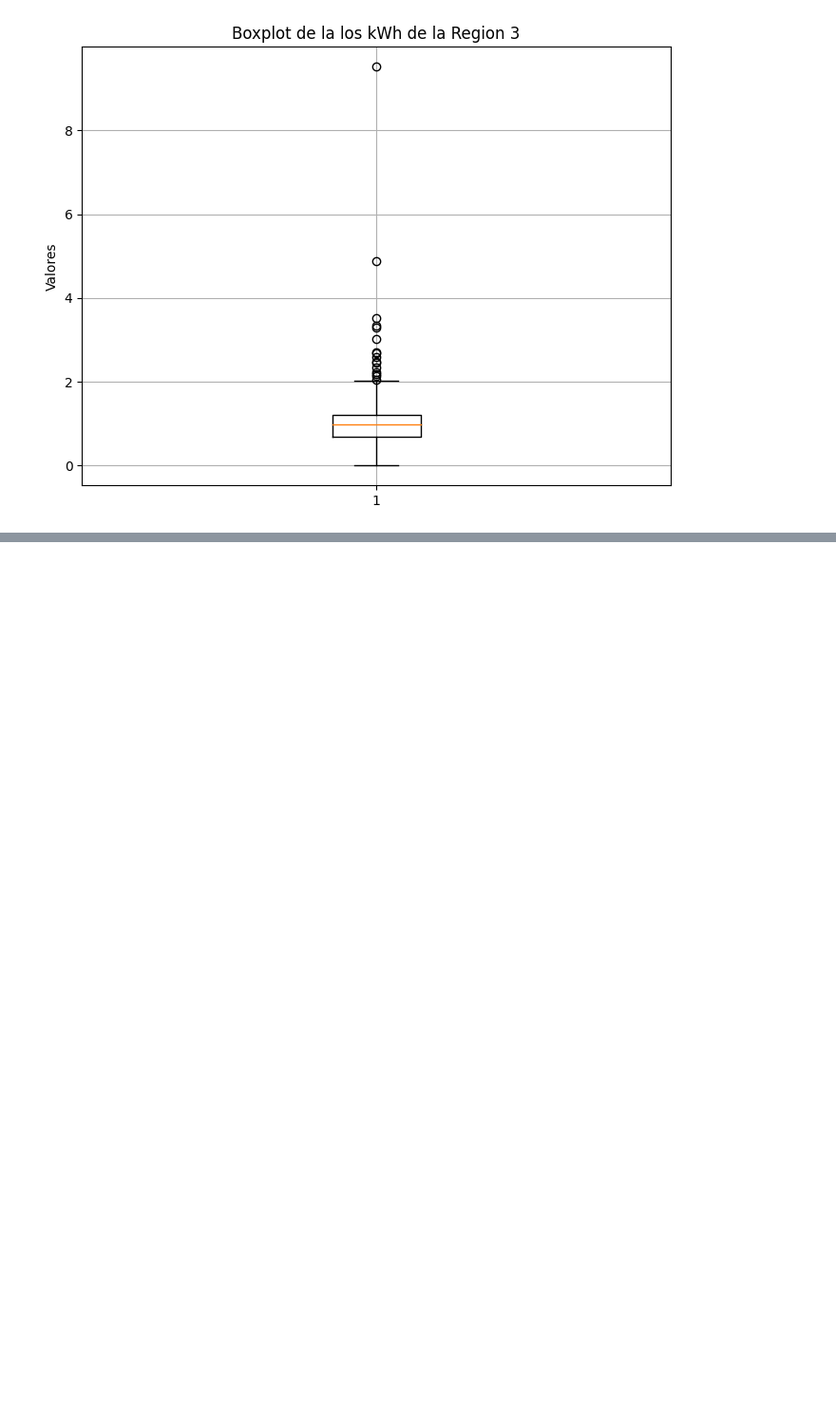
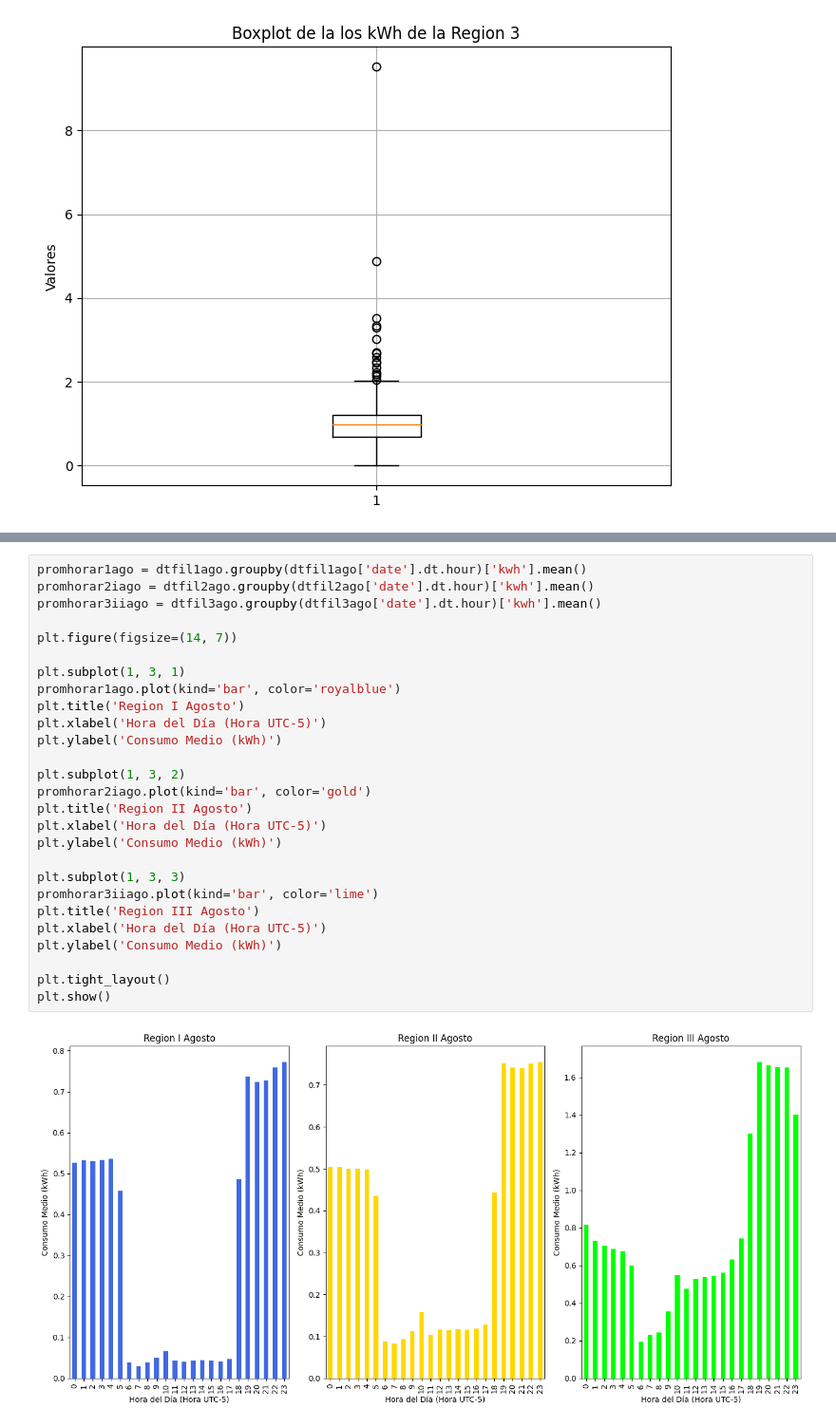
Before and after one commit to PresiUribe/ProyectoProgramacion, a Jupyter notebook: El_PP.ipynb, the cells around one changed output, grey strips where cells are left out. Shown at 95% size. Drawn from its saved outputs; the diff is of its cells as text; blank space fills up the shorter version.

```diff
--- a/El_PP.ipynb
+++ b/El_PP.ipynb
@@ -254,0 +361,29 @@ El valor de kWh es de 849,32 pesos, entonces el costo seria de: $1569080.10.
+# %%
+promhorar1ago = dtfil1ago.groupby(dtfil1ago['date'].dt.hour)['kwh'].mean()
+promhorar2iago = dtfil2ago.groupby(dtfil2ago['date'].dt.hour)['kwh'].mean()
+promhorar3iiago = dtfil3ago.groupby(dtfil3ago['date'].dt.hour)['kwh'].mean()
+
+plt.figure(figsize=(14, 7))
+
+plt.subplot(1, 3, 1)
+promhorar1ago.plot(kind='bar', color='royalblue')
+plt.title('Region I Agosto')
+plt.xlabel('Hora del Día (Hora UTC-5)')
+plt.ylabel('Consumo Medio (kWh)')
+
+plt.subplot(1, 3, 2)
+promhorar2iago.plot(kind='bar', color='gold')
+plt.title('Region II Agosto')
+plt.xlabel('Hora del Día (Hora UTC-5)')
+plt.ylabel('Consumo Medio (kWh)')
+
+plt.subplot(1, 3, 3)
+promhorar3iiago.plot(kind='bar', color='lime')
+plt.title('Region III Agosto')
+plt.xlabel('Hora del Día (Hora UTC-5)')
+plt.ylabel('Consumo Medio (kWh)')
+
+plt.tight_layout()
+plt.show()
+# %% [output]
+[figure, added]
```
Also changed, not shown: parts of 40 cells of this notebook.
